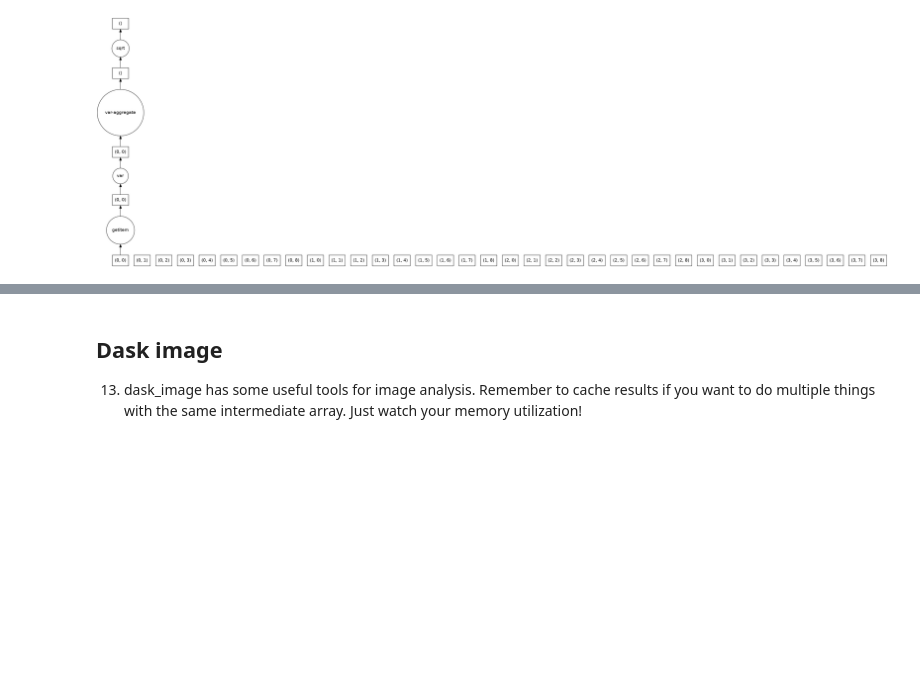
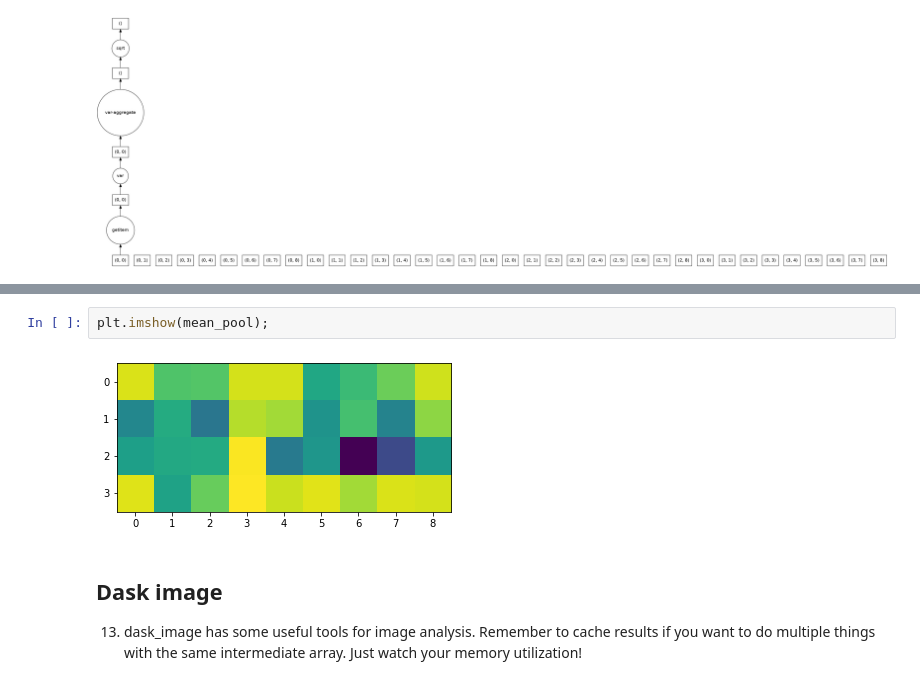
Before and after one commit to TheJacksonLaboratory/zarr_and_dask_demo, a Jupyter notebook: tutorials/03_dask_basics.ipynb, the cells around one changed output, grey strips where cells are left out. Cells and saved outputs as stored; diff of their text form; blank space fills up the shorter version.

```diff
--- a/tutorials/03_dask_basics.ipynb
+++ b/tutorials/03_dask_basics.ipynb
@@ -110,3 +132,7 @@ grayd[:1000, :1000].std().visualize()
+# %%
+plt.imshow(mean_pool);
+# %% [output]
+[figure, added]
 # %% [markdown]
 ## Dask image
 
```
Also changed, not shown: parts of 7 cells of this notebook, 1 other file.
